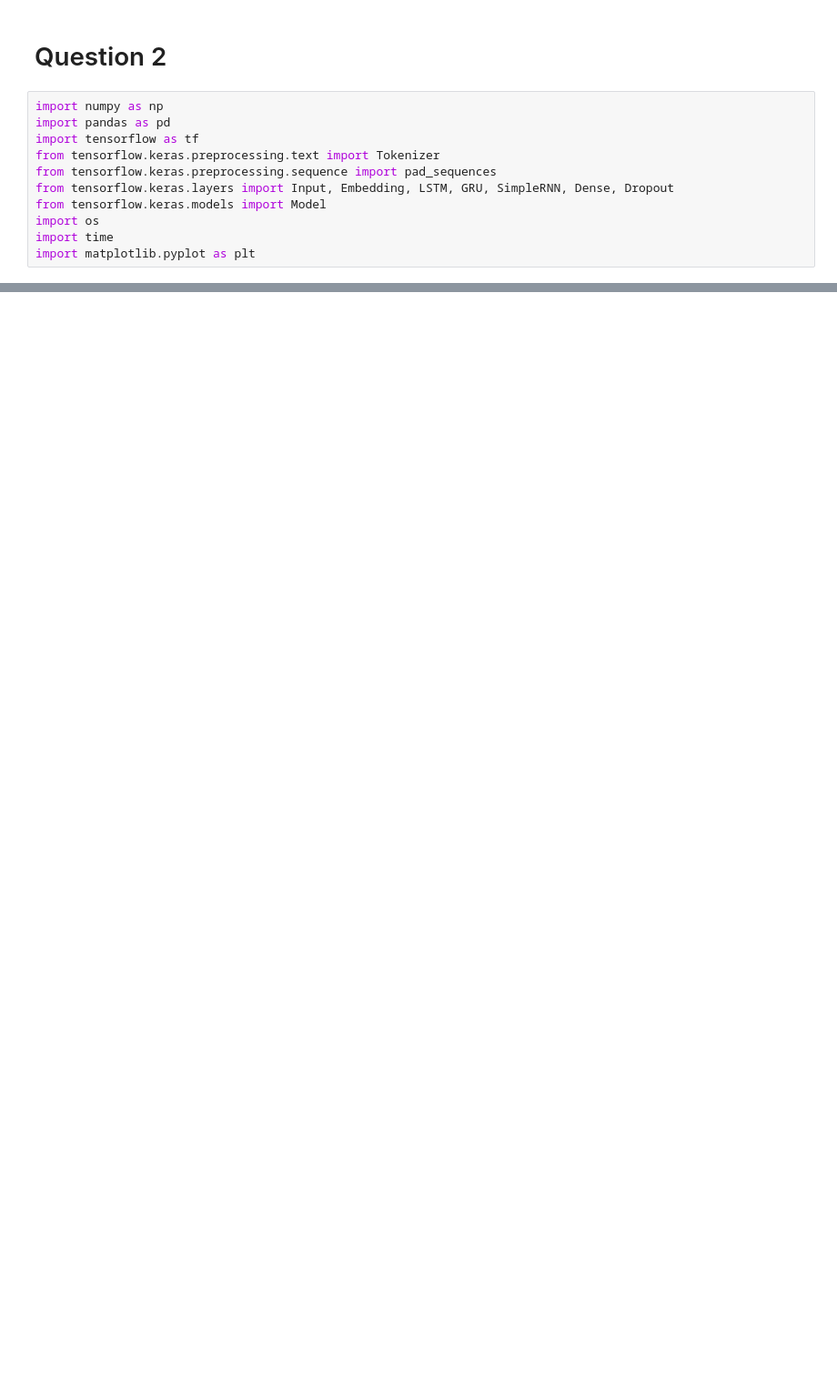
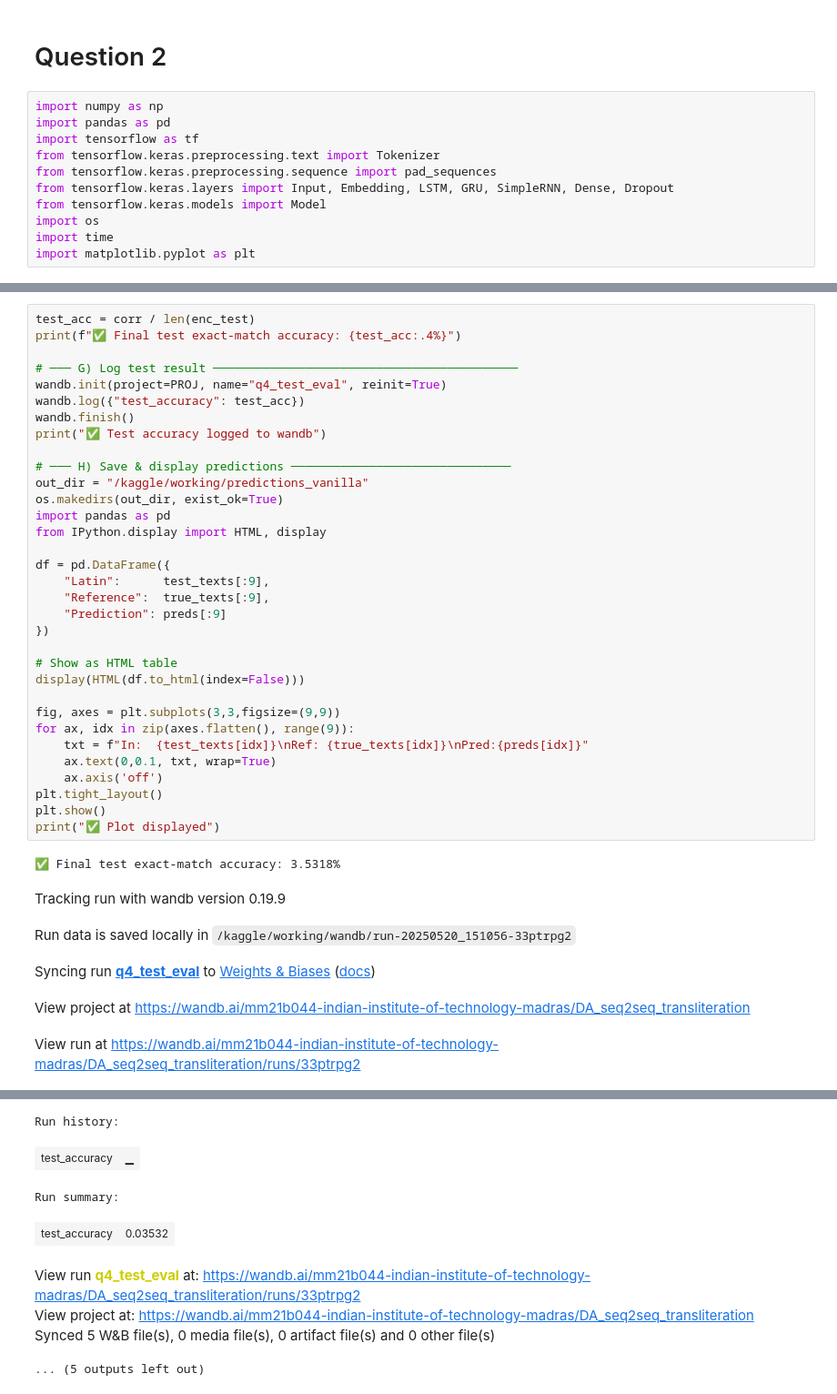
Before and after one commit to Nikshay-Jain/DA6401-Assign-3, a Jupyter notebook: dl-assign-3.ipynb, the cells around one changed output, grey strips where cells are left out. Shown at 91% size. Cells and saved outputs as stored; diff of their text form; blank space fills up the shorter version.

```diff
--- a/dl-assign-3.ipynb
+++ b/dl-assign-3.ipynb
@@ -758,0 +981,40 @@ Epoch 1/8
+# %%
+test_acc = corr / len(enc_test)
+print(f"✅ Final test exact-match accuracy: {test_acc:.4%}")
+
+# ─── G) Log test result ───────────────────────────────────────────
+wandb.init(project=PROJ, name="q4_test_eval", reinit=True)
+wandb.log({"test_accuracy": test_acc})
+wandb.finish()
+print("✅ Test accuracy logged to wandb")
+
+# ─── H) Save & display predictions ───────────────────────────────
+out_dir = "/kaggle/working/predictions_vanilla"
+os.makedirs(out_dir, exist_ok=True)
+import pandas as pd
+from IPython.display import HTML, display
+
+df = pd.DataFrame({
+    "Latin":      test_texts[:9],
+    "Reference":  true_texts[:9],
+    "Prediction": preds[:9]
+})
+
+# Show as HTML table
+display(HTML(df.to_html(index=False)))
+
+fig, axes = plt.subplots(3,3,figsize=(9,9))
+for ax, idx in zip(axes.flatten(), range(9)):
+    txt = f"In:  {test_texts[idx]}\nRef: {true_texts[idx]}\nPred:{preds[idx]}"
+    ax.text(0,0.1, txt, wrap=True)
+    ax.axis('off')
+plt.tight_layout()
+plt.show()
+print("✅ Plot displayed")
+# %% [output]
+✅ Final test exact-match accuracy: 3.5318%
+Tracking run with wandb version 0.19.9
+Run data is saved locally in /kaggle/working/wandb/run-20250520_151056-33ptrpg2
+Syncing run q4_test_eval to Weights & Biases (docs)
+View project at https://wandb.ai/mm21b044-indian-institute-of-technology-madras/DA_seq2seq_transliteration
+View run at https://wandb.ai/mm21b044-indian-institute-of-technology-madras/DA_seq2seq_transliteration/runs/33ptrpg2
@@ -758,0 +1022,8 @@ Epoch 1/8
+Run history:
+| test_accuracy | ▁ |
+Run summary:
+| test_accuracy | 0.03532 |
+View run q4_test_eval at: https://wandb.ai/mm21b044-indian-institute-of-technology-madras/DA_seq2seq_transliteration/runs/33ptrpg2
+View project at: https://wandb.ai/mm21b044-indian-institute-of-technology-madras/DA_seq2seq_transliteration
+Synced 5 W&B file(s), 0 media file(s), 0 artifact file(s) and 0 other file(s)
+... (5 outputs left out)
```
Also changed, not shown: parts of 11 cells of this notebook.
